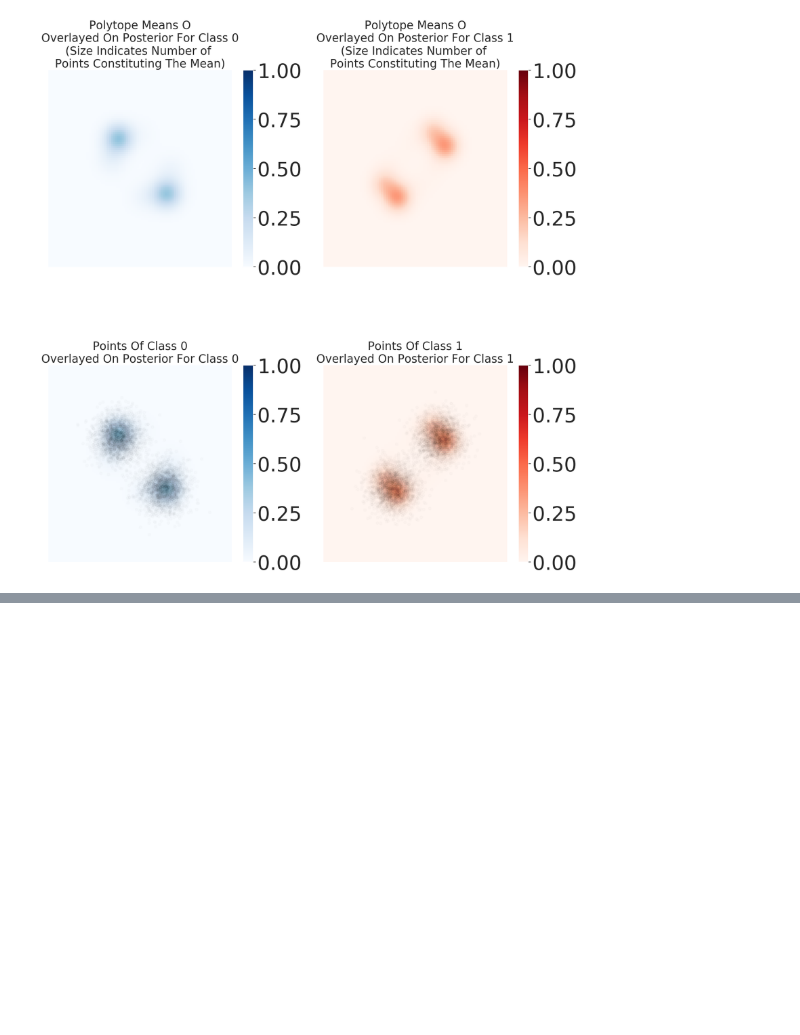
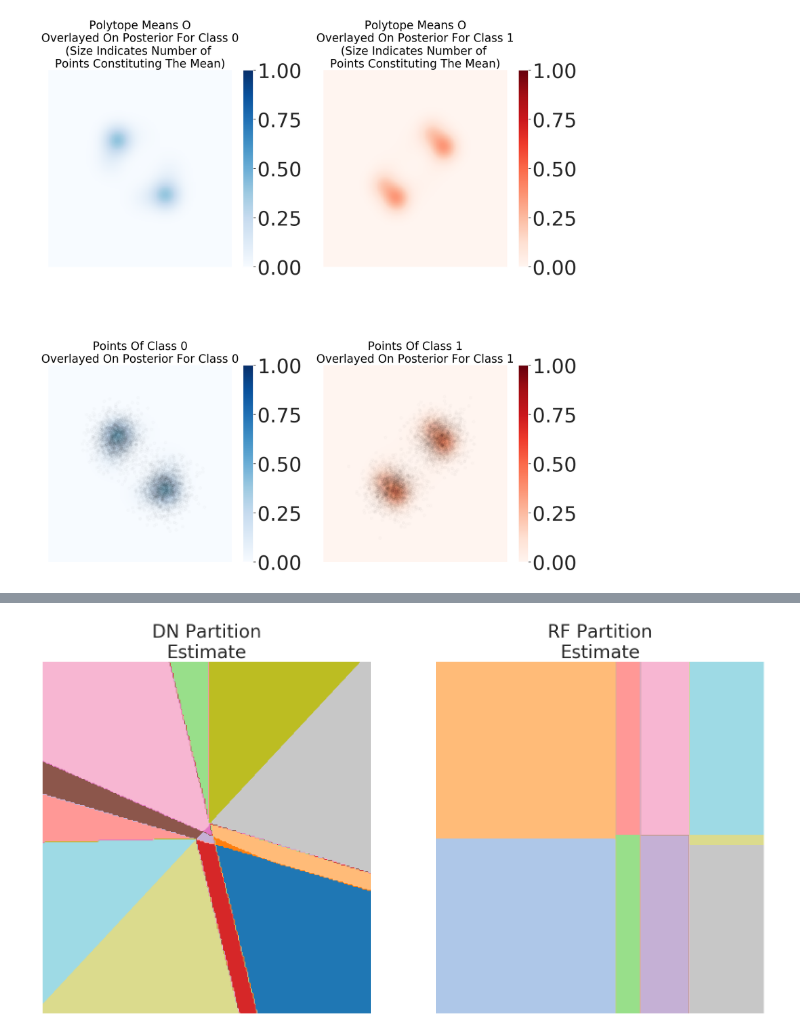
Before and after one commit to neurodata/kdg_will, a Jupyter notebook: notebooks/Neural_Polytopes.ipynb, the cells around one changed output, grey strips where cells are left out. Drawn from its saved outputs; the diff is of its cells as text; code cells hidden in the pictures; blank space fills up the shorter version.

```diff
--- a/notebooks/Neural_Polytopes.ipynb
+++ b/notebooks/Neural_Polytopes.ipynb
@@ -817,0 +722,25 @@ axs[2][3].pcolormesh(xx,
+# %%
+figs, axs = plt.subplots(1, 2, figsize = (10 * 2, 10))
+plt.subplots_adjust(hspace=0.5)
+sns.set(font_scale = 2.5)
+figs.text(0.5, 0.04, '', ha='center')
+figs.set_facecolor('white')
+
+for i, ax in enumerate(axs.flat):
+    ax.set_xticks([])
+    ax.set_yticks([])
+    ax.set_xlabel('')
+    ax.label_outer()
+    ax.set_facecolor('white')
+
+    for side in {"right", "left", "top", "bottom"}:
+        ax.spines[side].set_visible(False)
+
+axs[0].contourf(xx, yy, polytope_ids.reshape(xx.shape), cmap = "tab20", levels = len(np.unique(polytope_ids)))
+axs[0].set_title("DN Partition\nEstimate", fontsize = 28)
+
+axs[1].contourf(xx, yy, partition_ids.reshape(xx.shape), cmap = "tab20", levels = len(np.unique(partition_ids)))
+axs[1].set_title("RF Partition\nEstimate", fontsize = 28)
+plt.savefig("figs/PartitionEstimate.pdf")
+# %% [output]
+[figure, added]
```
Also changed, not shown: parts of 7 cells of this notebook, 7 other files.
